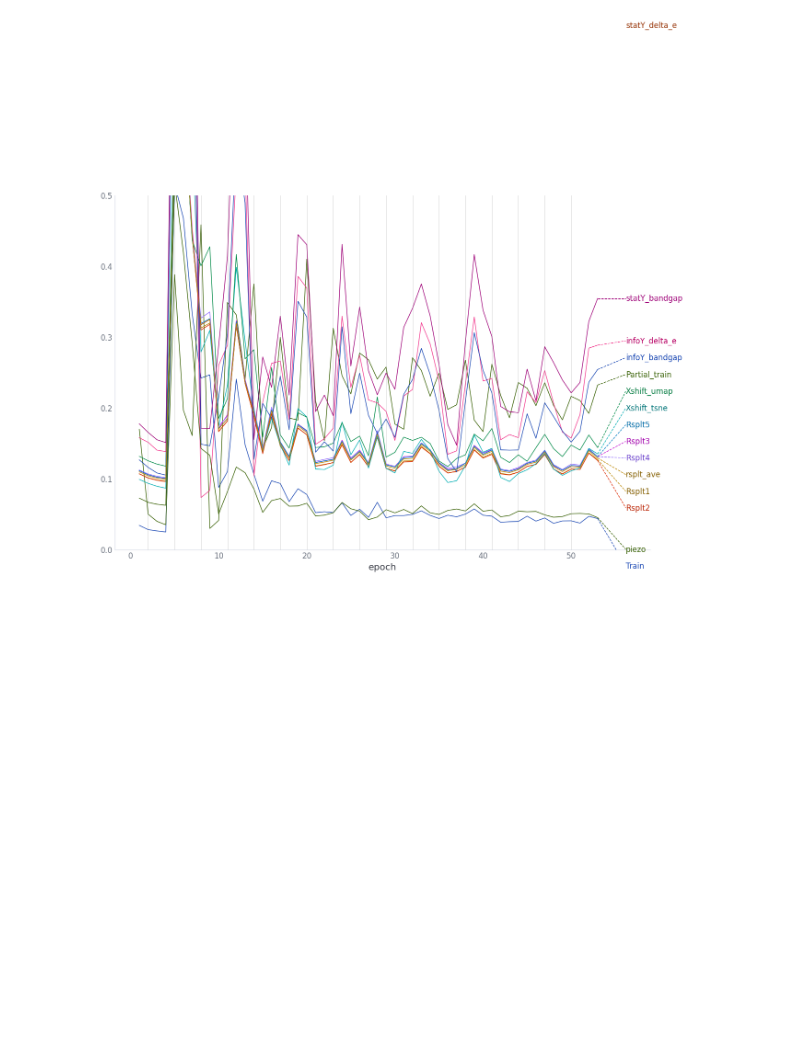
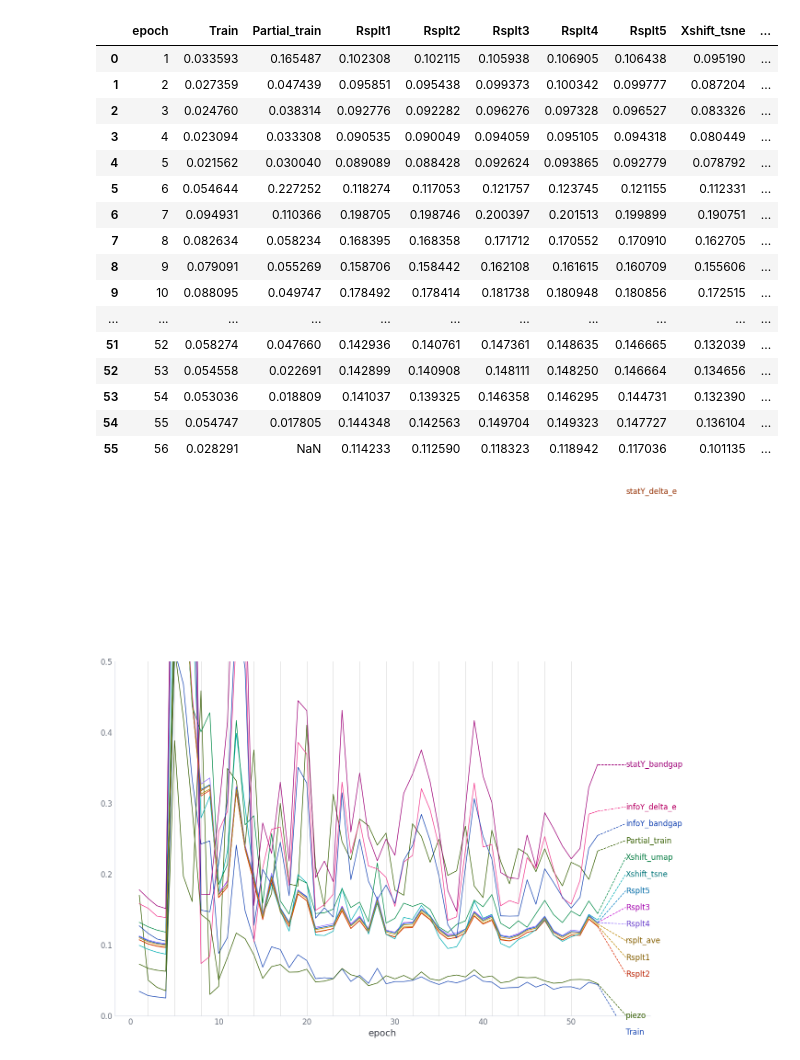
Before and after one commit to nicholas-miklaucic/ood-materials, a Jupyter notebook: log-visuals.ipynb, the cells around one changed output. Drawn from its saved outputs; the diff is of its cells as text; code cells hidden in the pictures; blank space fills up the shorter version.

Commit message:
config.pre_adv_epochs * 2
lol

```diff
--- a/log-visuals.ipynb
+++ b/log-visuals.ipynb
@@ -33,0 +34,20 @@ posx and posy should be finite values
+# %%
+df2
+# %% [output]
+|  | epoch | Train | Partial_train | Rsplt1 | Rsplt2 | Rsplt3 | Rsplt4 | Rsplt5 | Xshift_tsne | ... |
+| 0 | 1 | 0.033593 | 0.165487 | 0.102308 | 0.102115 | 0.105938 | 0.106905 | 0.106438 | 0.095190 | ... |
+| 1 | 2 | 0.027359 | 0.047439 | 0.095851 | 0.095438 | 0.099373 | 0.100342 | 0.099777 | 0.087204 | ... |
+| 2 | 3 | 0.024760 | 0.038314 | 0.092776 | 0.092282 | 0.096276 | 0.097328 | 0.096527 | 0.083326 | ... |
+| 3 | 4 | 0.023094 | 0.033308 | 0.090535 | 0.090049 | 0.094059 | 0.095105 | 0.094318 | 0.080449 | ... |
+| 4 | 5 | 0.021562 | 0.030040 | 0.089089 | 0.088428 | 0.092624 | 0.093865 | 0.092779 | 0.078792 | ... |
+| 5 | 6 | 0.054644 | 0.227252 | 0.118274 | 0.117053 | 0.121757 | 0.123745 | 0.121155 | 0.112331 | ... |
+| 6 | 7 | 0.094931 | 0.110366 | 0.198705 | 0.198746 | 0.200397 | 0.201513 | 0.199899 | 0.190751 | ... |
+| 7 | 8 | 0.082634 | 0.058234 | 0.168395 | 0.168358 | 0.171712 | 0.170552 | 0.170910 | 0.162705 | ... |
+| 8 | 9 | 0.079091 | 0.055269 | 0.158706 | 0.158442 | 0.162108 | 0.161615 | 0.160709 | 0.155606 | ... |
+| 9 | 10 | 0.088095 | 0.049747 | 0.178492 | 0.178414 | 0.181738 | 0.180948 | 0.180856 | 0.172515 | ... |
+| ... | ... | ... | ... | ... | ... | ... | ... | ... | ... | ... |
+| 51 | 52 | 0.058274 | 0.047660 | 0.142936 | 0.140761 | 0.147361 | 0.148635 | 0.146665 | 0.132039 | ... |
+| 52 | 53 | 0.054558 | 0.022691 | 0.142899 | 0.140908 | 0.148111 | 0.148250 | 0.146664 | 0.134656 | ... |
+| 53 | 54 | 0.053036 | 0.018809 | 0.141037 | 0.139325 | 0.146358 | 0.146295 | 0.144731 | 0.132390 | ... |
+| 54 | 55 | 0.054747 | 0.017805 | 0.144348 | 0.142563 | 0.149704 | 0.149323 | 0.147727 | 0.136104 | ... |
+| 55 | 56 | 0.028291 | NaN | 0.114233 | 0.112590 | 0.118323 | 0.118942 | 0.117036 | 0.101135 | ... |
```
Also changed, not shown: parts of 3 cells of this notebook, 3 other files.
